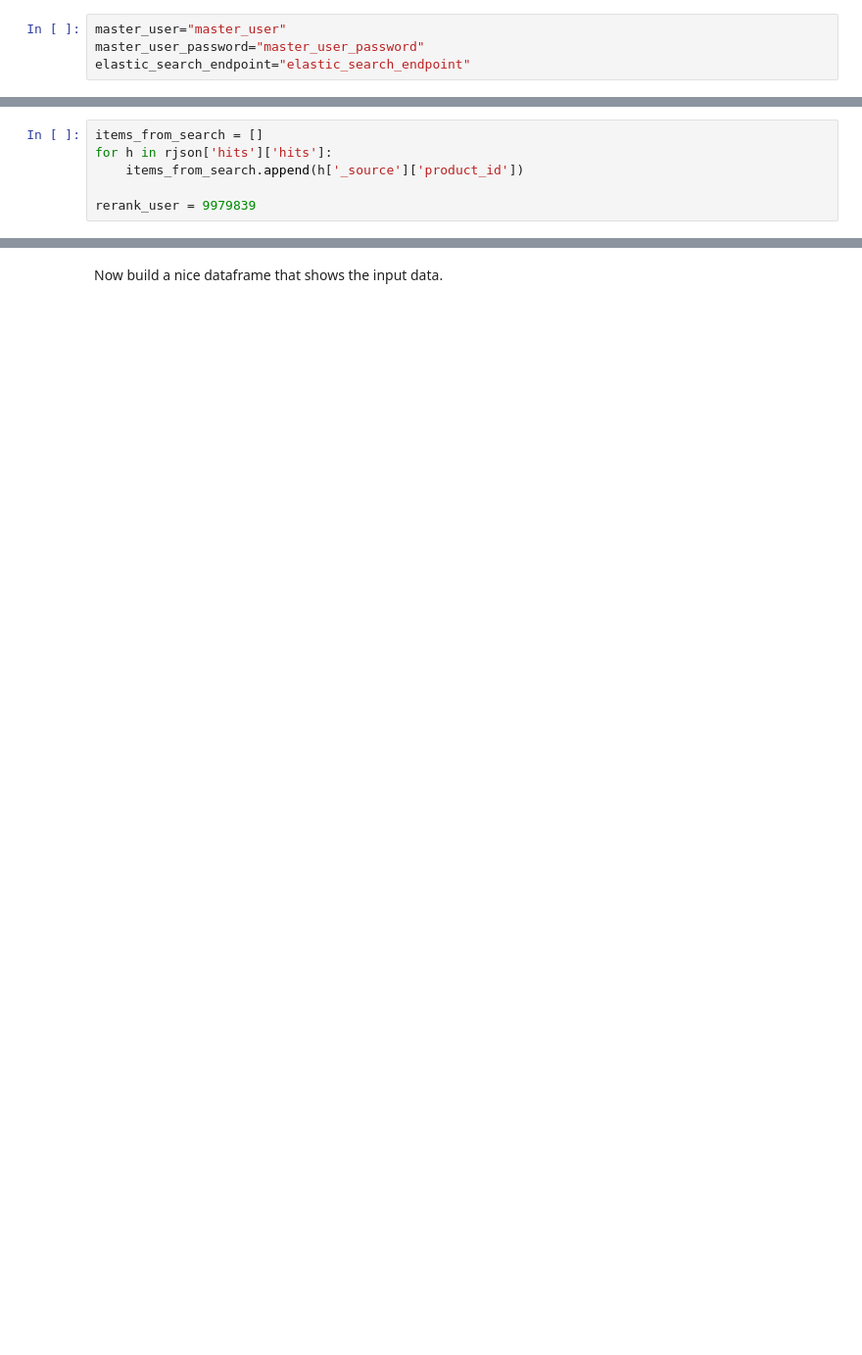
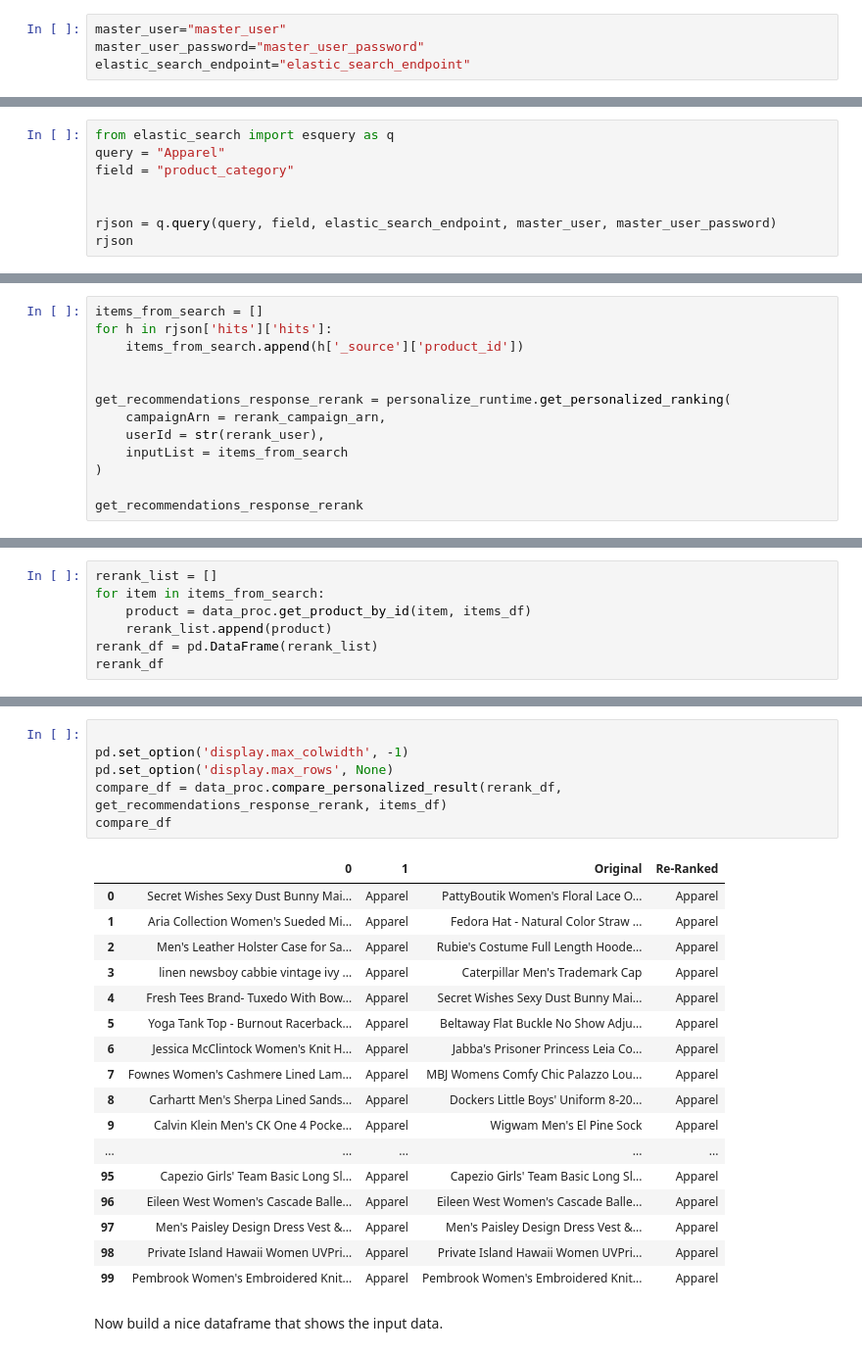
Before and after one commit to catwhiskers/p13n-search-and-learn-2-rank, a Jupyter notebook: 06-personalize_ranking_amzreview.ipynb, the cells around one changed output, grey strips where cells are left out. Shown at 98% size. Saved outputs shown, nothing was run; the diff lists cells and outputs as text; blank space fills up the shorter version.

```diff
--- a/06-personalize_ranking_amzreview.ipynb
+++ b/06-personalize_ranking_amzreview.ipynb
@@ -820,0 +957,8 @@ rjson
+# %%
+from elastic_search import esquery as q
+query = "Apparel"
+field = "product_category"
+
+
+rjson = q.query(query, field, elastic_search_endpoint, master_user, master_user_password)
+rjson
@@ -823,4 +1020,11 @@ items_from_search = []
 for h in rjson['hits']['hits']:
     items_from_search.append(h['_source']['product_id'])
 
-rerank_user = 9979839
+
+get_recommendations_response_rerank = personalize_runtime.get_personalized_ranking(
+    campaignArn = rerank_campaign_arn,
+    userId = str(rerank_user),
+    inputList = items_from_search
+)
+
+get_recommendations_response_rerank
@@ -826,0 +1049,7 @@ rerank_user = 9979839
+# %%
+rerank_list = []
+for item in items_from_search:
+    product = data_proc.get_product_by_id(item, items_df)
+    rerank_list.append(product)
+rerank_df = pd.DataFrame(rerank_list)
+rerank_df
@@ -827,2 +1084,26 @@ rerank_user = 9979839
+# %%
+
+pd.set_option('display.max_colwidth', -1)
+pd.set_option('display.max_rows', None)
+compare_df = data_proc.compare_personalized_result(rerank_df, get_recommendations_response_rerank, items_df)
+compare_df
+# %% [output]
+|  | 0 | 1 | Original | Re-Ranked |
+| 0 | Secret Wishes Sexy Dust Bunny Mai... | Apparel | PattyBoutik Women's Floral Lace O... | Apparel |
+| 1 | Aria Collection Women's Sueded Mi... | Apparel | Fedora Hat - Natural Color Straw ... | Apparel |
+| 2 | Men's Leather Holster Case for Sa... | Apparel | Rubie's Costume Full Length Hoode... | Apparel |
+| 3 | linen newsboy cabbie vintage ivy ... | Apparel | Caterpillar Men's Trademark Cap | Apparel |
+| 4 | Fresh Tees Brand- Tuxedo With Bow... | Apparel | Secret Wishes Sexy Dust Bunny Mai... | Apparel |
+| 5 | Yoga Tank Top - Burnout Racerback... | Apparel | Beltaway Flat Buckle No Show Adju... | Apparel |
+| 6 | Jessica McClintock Women's Knit H... | Apparel | Jabba's Prisoner Princess Leia Co... | Apparel |
+| 7 | Fownes Women's Cashmere Lined Lam... | Apparel | MBJ Womens Comfy Chic Palazzo Lou... | Apparel |
+| 8 | Carhartt Men's Sherpa Lined Sands... | Apparel | Dockers Little Boys' Uniform 8-20... | Apparel |
+| 9 | Calvin Klein Men's CK One 4 Pocke... | Apparel | Wigwam Men's El Pine Sock | Apparel |
+| ... | ... | ... | ... | ... |
+| 95 | Capezio Girls' Team Basic Long Sl... | Apparel | Capezio Girls' Team Basic Long Sl... | Apparel |
+| 96 | Eileen West Women's Cascade Balle... | Apparel | Eileen West Women's Cascade Balle... | Apparel |
+| 97 | Men's Paisley Design Dress Vest &... | Apparel | Men's Paisley Design Dress Vest &... | Apparel |
+| 98 | Private Island Hawaii Women UVPri... | Apparel | Private Island Hawaii Women UVPri... | Apparel |
+| 99 | Pembrook Women's Embroidered Knit... | Apparel | Pembrook Women's Embroidered Knit... | Apparel |
 # %% [markdown]
 Now build a nice dataframe that shows the input data.
```
Also changed, not shown: parts of 51 cells of this notebook, 1 other file.
